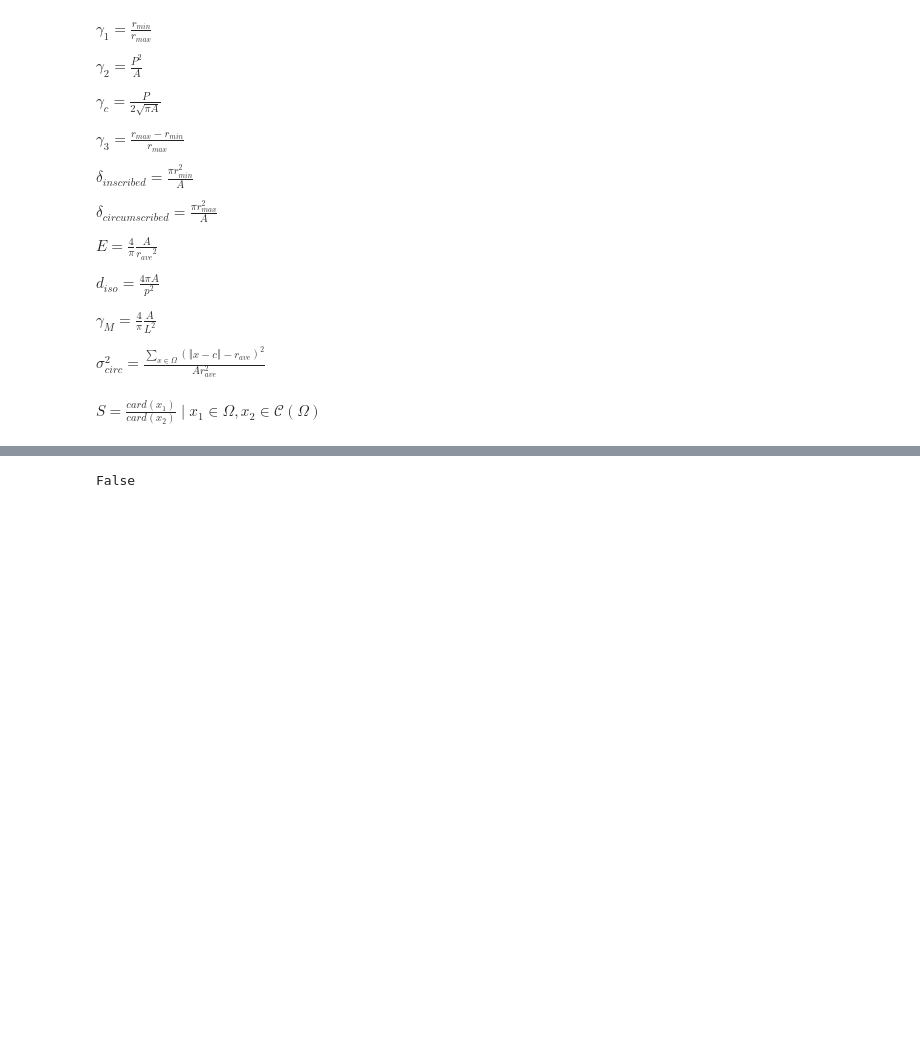
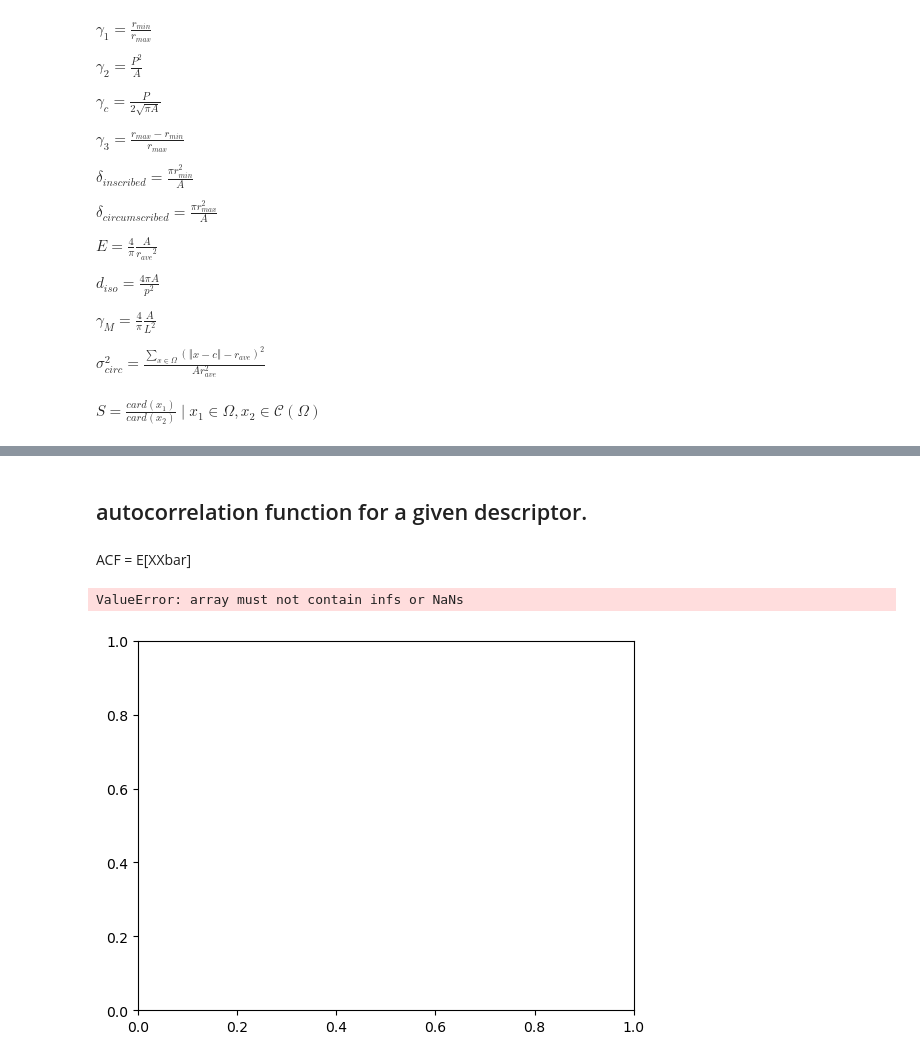
Before and after one commit to ERC-Karst/pc-centrelines, a Jupyter notebook: notebooks/step_by_step_characterisation/04_FirstOrderConduitStats.ipynb, the cells around one changed output, grey strips where cells are left out. Saved outputs shown, nothing was run; the diff lists cells and outputs as text; code cells hidden in the pictures; blank space fills up the shorter version.

```diff
--- a/notebooks/step_by_step_characterisation/04_FirstOrderConduitStats.ipynb
+++ b/notebooks/step_by_step_characterisation/04_FirstOrderConduitStats.ipynb
@@ -309,7 +141,18 @@ sections2d = [geom.to2D(section, nP) for section, nP, remove in zip(sections, no
 # %%
 attributes = [0, 3, 5]
 n_attr = len(attributes)
-# %%
-geom.is_closed(sections2d[0])
-# %% [output]
-False
+# %% [markdown]
+## autocorrelation function for a given descriptor.
+# %% [markdown]
+ACF = E[XXbar]
+# %%
+dt = 0.5
+maxlag = np.floor(conduit_descriptors[-1, -1] / (2*dt)).astype(int)
+# %%
+fig, ax = plt.subplots()
+
+plot_autocovariance(ax, conduit_descriptors[:, 1], maxlag, dt, tab20b, attrn=0)
+plt.show()
+# %% [output]
+ValueError: array must not contain infs or NaNs
+[figure, added]
```
Also changed, not shown: parts of 24 cells of this notebook, 3 other files.
